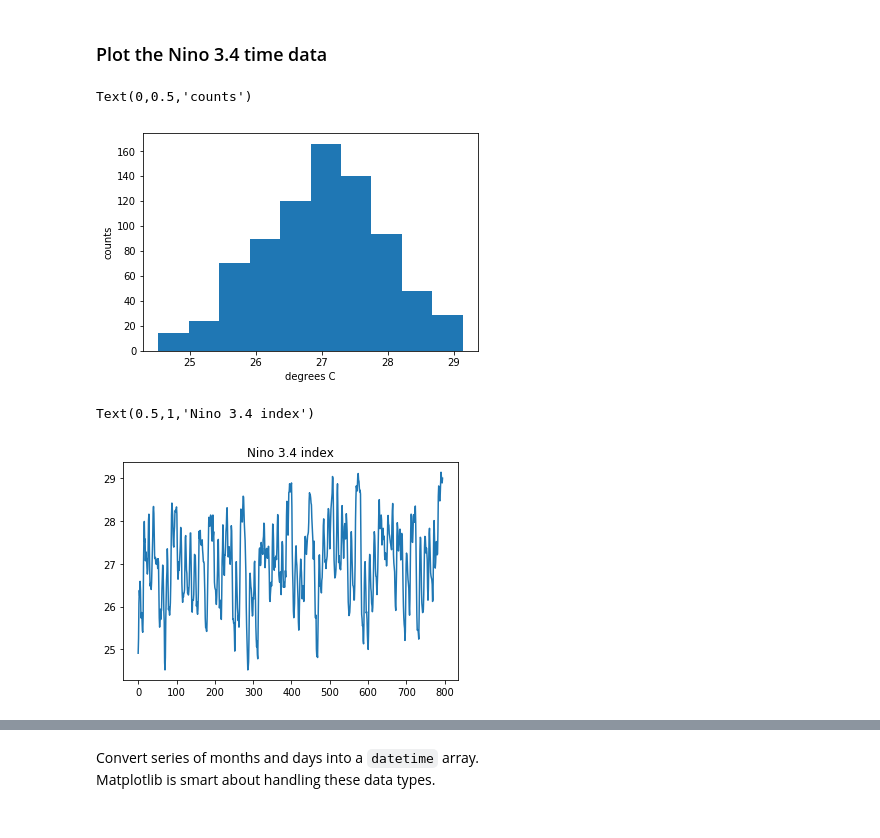
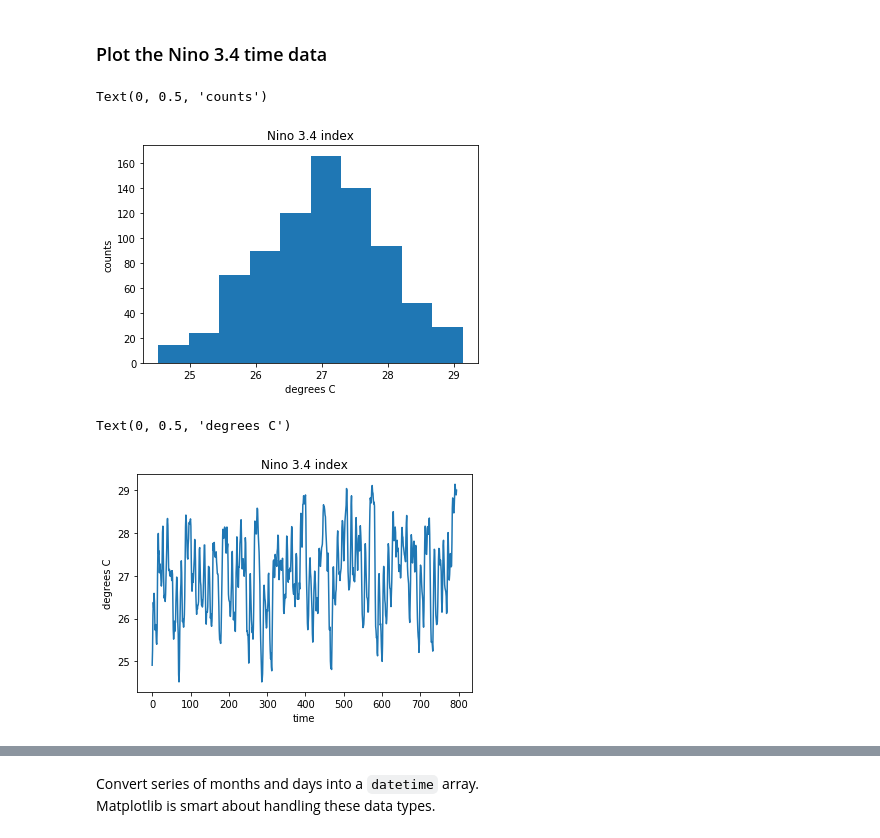
Before and after one commit to bairdlangenbrunner/ESS-Python-Tutorial, a Jupyter notebook: materials/week3/3-python-introduction-numpy-and-matplotlib.ipynb, the cells around one changed output, grey strips where cells are left out. Drawn from its saved outputs; the diff is of its cells as text; code cells hidden in the pictures.

```diff
--- a/materials/week3/3-python-introduction-numpy-and-matplotlib.ipynb
+++ b/materials/week3/3-python-introduction-numpy-and-matplotlib.ipynb
@@ -69,18 +103,21 @@ import matplotlib.pyplot
 # %%
 matplotlib.pyplot.hist(nino34_data)
 
+matplotlib.pyplot.title('Nino 3.4 index')
 matplotlib.pyplot.xlabel('degrees C')
 matplotlib.pyplot.ylabel('counts')
 # %% [output]
-Text(0,0.5,'counts')
+Text(0, 0.5, 'counts')
-[figure, old version]
+[figure, new version]
 # %%
 matplotlib.pyplot.plot(nino34_data)
 
 matplotlib.pyplot.title('Nino 3.4 index')
+matplotlib.pyplot.xlabel('time')
+matplotlib.pyplot.ylabel('degrees C')
 # %% [output]
-Text(0.5,1,'Nino 3.4 index')
+Text(0, 0.5, 'degrees C')
-[figure, old version]
+[figure, new version]
 # %%
 print(years[:14])
 print(months[:14])
```
Also changed, not shown: parts of 19 cells of this notebook, 4 other files.
